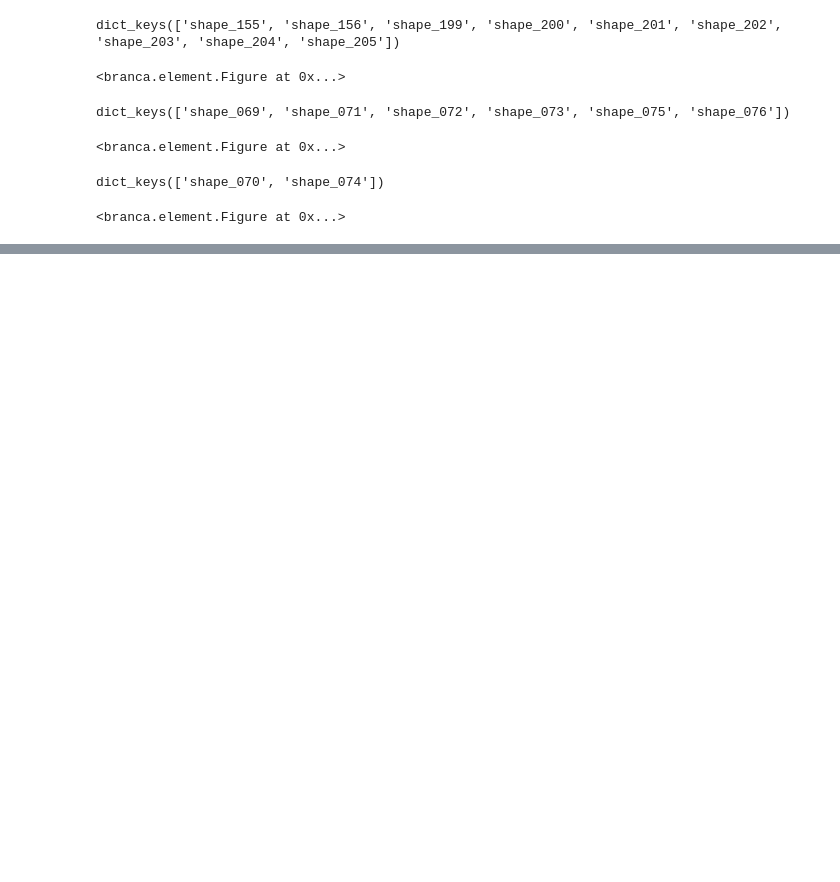
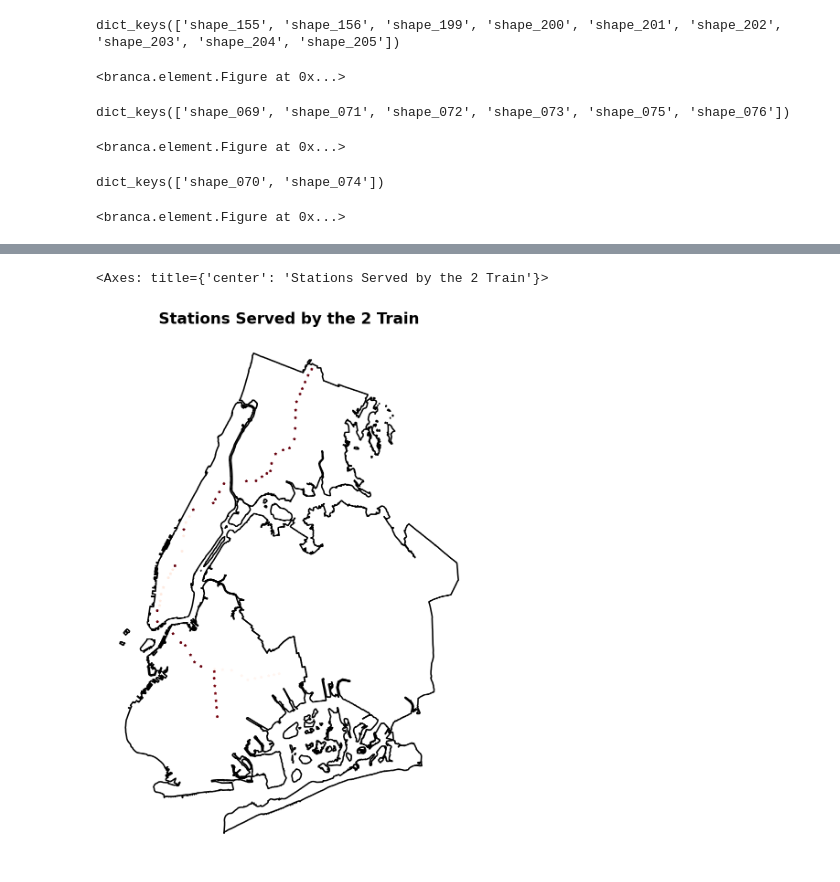
Before and after one commit to gregfeliu/NYC-Subway-Frequencies, a Jupyter notebook: Notebooks/3.Miscellaneous_Analysis.ipynb, the cells around one changed output, grey strips where cells are left out. Saved outputs shown, nothing was run; the diff lists cells and outputs as text; code cells hidden in the pictures; blank space fills up the shorter version.

```diff
--- a/Notebooks/3.Miscellaneous_Analysis.ipynb
+++ b/Notebooks/3.Miscellaneous_Analysis.ipynb
@@ -367,0 +525,17 @@ dict_keys(['shape_070', 'shape_074'])
+# %%
+stop_times_adjusted = feed.stop_times.copy()
+stop_times_adjusted['stop_id'] = [x[:-1] for x in stop_times_adjusted['stop_id']]
+stop_times_adjusted = stop_times_adjusted.merge(feed.trips, on='trip_id')
+# %%
+# counts of the number of times a route serves a stop on a weekday
+station_route_count_df = pd.DataFrame(stop_times_adjusted[stop_times_adjusted['service_id']=='Weekday'].groupby(['stop_id', 'route_id'])['trip_id'].count()).reset_index()
+station_route_count_df.columns = ['stop_id', 'service', 'count']
+# %%
+service_total_num_stops = dict(station_route_count_df.groupby('service')['count'].sum())
+pct_of_total_service_at_stop = []
+for idx in range(len(station_route_count_df)):
+    service_id = station_route_count_df['service'].iloc[idx]
+    service_total = service_total_num_stops[service_id]
+    pct_of_total = round((station_route_count_df['count'].iloc[idx]/service_total)* 100, 2)
+    pct_of_total_service_at_stop.append(pct_of_total)
+station_route_count_df['percent_of_total'] = pct_of_total_service_at_stop
@@ -367,0 +558,3 @@ dict_keys(['shape_070', 'shape_074'])
+# %%
+station_route_count_df_wide = station_route_count_df.pivot(index='stop_id', columns='service', values='percent_of_total').reset_index()
+orig_stations_gdf = orig_stations_gdf.merge(station_route_count_df_wide, left_on='GTFS Stop ID', right_on='stop_id')
@@ -367,0 +594,19 @@ dict_keys(['shape_070', 'shape_074'])
+# %%
+service_to_map = '2'
+orig_stations_gdf_single_service = orig_stations_gdf[orig_stations_gdf[service_to_map]>0]
+
+fig, ax = plt.subplots(figsize=(10,10))
+ax.axis('off')
+ax.set_title(f"Stations Served by the {service_to_map} Train", color='black', fontsize=16, weight='bold')
+boros.boundary.plot(ax=ax, color="black")
+
+vmin, vmax = orig_stations_gdf_single_service[service_to_map].min(), orig_stations_gdf_single_service[service_to_map].max()
+vcenter = vmin + 0.01
+normalize = mcolors.Normalize(vmin=vmin, vmax=vmax)
+colormap = cm.Reds
+# stations
+# orig_stations_gdf_single_service['geometry'].plot(marker='*', markersize=5, ax=ax, aspect='auto')
+orig_stations_gdf_single_service.plot(column=service_to_map, cmap=cm.Reds, norm=normalize, marker='*', markersize=5, ax=ax, )
+# %% [output]
+<Axes: title={'center': 'Stations Served by the 2 Train'}>
+[figure, added]
```
Also changed, not shown: parts of 30 cells of this notebook.
